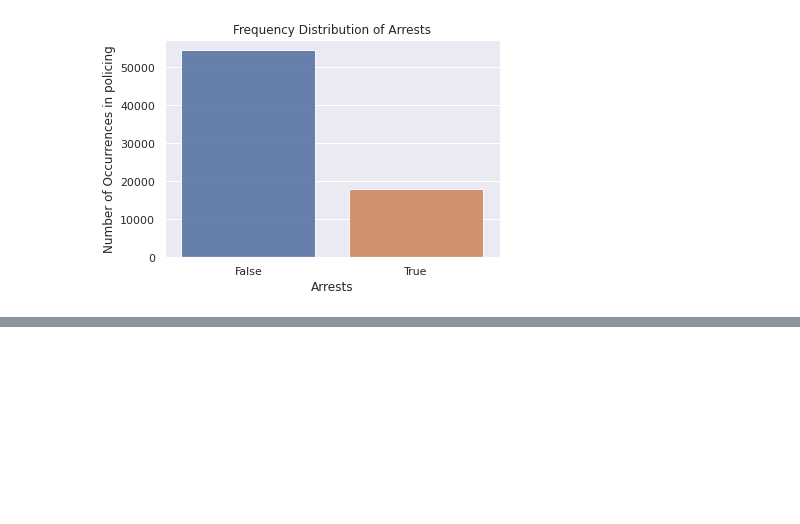
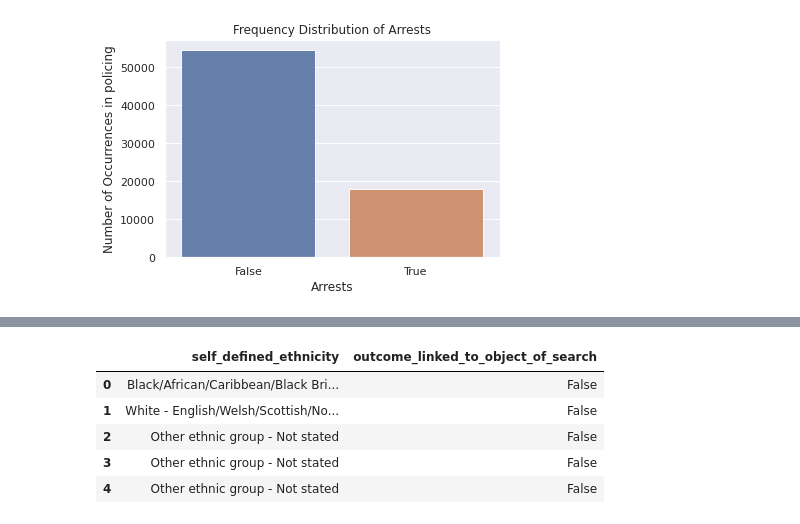
Before and after one commit to ah20776/CE888---Assignment, a Jupyter notebook: Ethnicity in UK Policing/newbias.ipynb, the cells around one changed output, grey strips where cells are left out. Cells and saved outputs as stored; diff of their text form; code cells hidden in the pictures; blank space fills up the shorter version.

```diff
--- a/Ethnicity in UK Policing/newbias.ipynb
+++ b/Ethnicity in UK Policing/newbias.ipynb
@@ -419,12 +400,0 @@ ValueError: ignored
-# %%
-from sklearn.preprocessing import LabelEncoder
-labelencoder = LabelEncoder()
-data['officer_defined_ethnicity'] = labelencoder.fit_transform(data['officer_defined_ethnicity'])
-data['city'] = labelencoder.fit_transform(data['city'])
-data['year'] = labelencoder.fit_transform(data['year'])
-data['month'] = labelencoder.fit_transform(data['month'])
-data['self_defined_ethnicity'] = labelencoder.fit_transform(data['self_defined_ethnicity'])
-data['gender'] = labelencoder.fit_transform(data['gender'])
-data['outcome_linked_to_object_of_search'] = labelencoder.fit_transform(data['outcome_linked_to_object_of_search'])
-
-data.head()
@@ -440,0 +401,10 @@ NameError: ignored
+# %%
+one = data[['self_defined_ethnicity','outcome_linked_to_object_of_search']]
+one.head()
+# %% [output]
+|  | self_defined_ethnicity | outcome_linked_to_object_of_search |
+| 0 | Black/African/Caribbean/Black Bri... | False |
+| 1 | White - English/Welsh/Scottish/No... | False |
+| 2 | Other ethnic group - Not stated | False |
+| 3 | Other ethnic group - Not stated | False |
+| 4 | Other ethnic group - Not stated | False |
```
Also changed, not shown: parts of 6 cells of this notebook.
